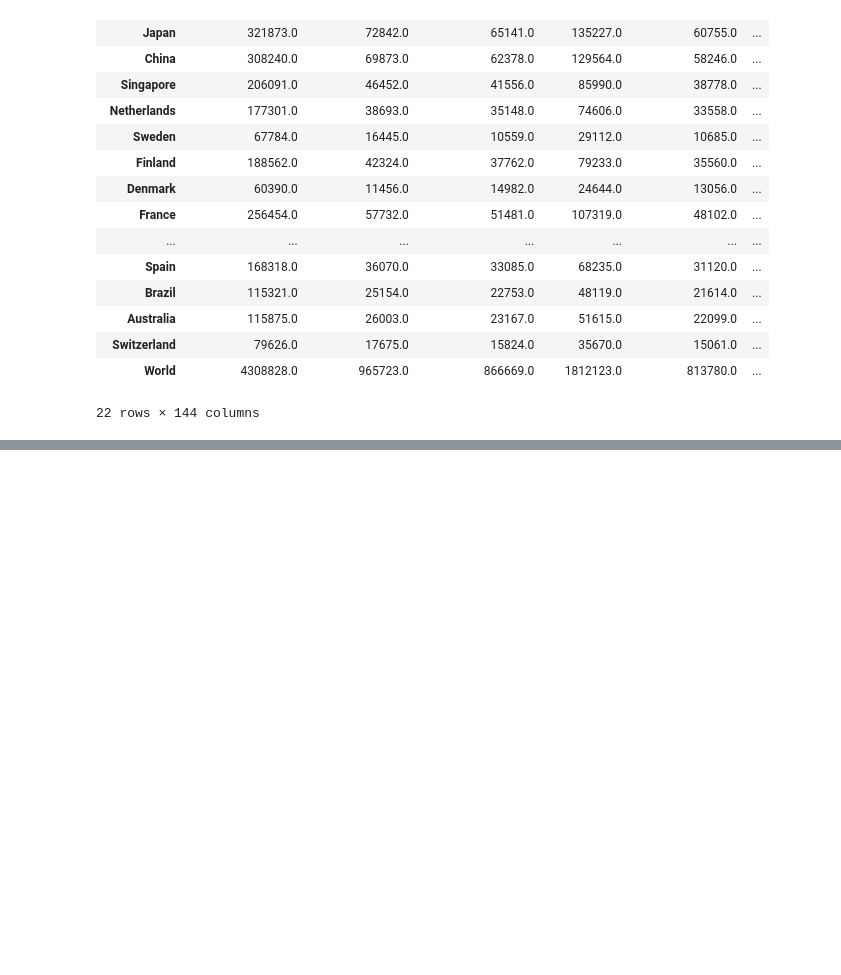
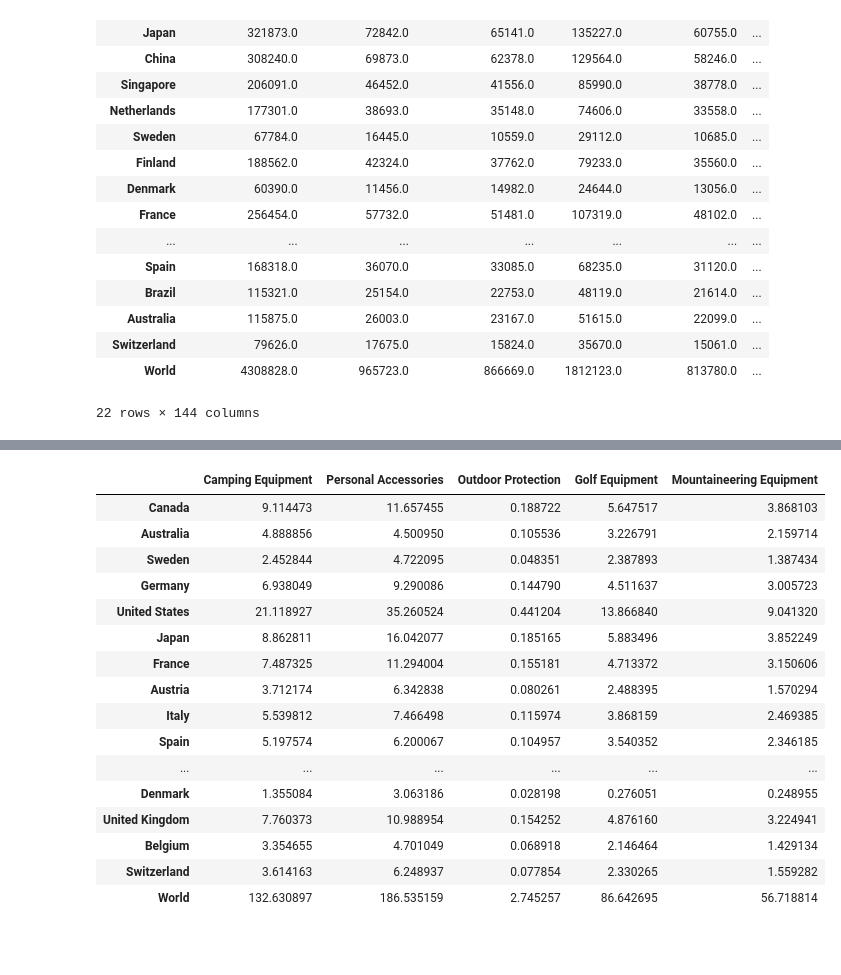
Before and after one commit to escapa12/Visualization, a Jupyter notebook: Task2/Group data.ipynb, the cells around one changed output, grey strips where cells are left out. Cells and saved outputs as stored; diff of their text form; code cells hidden in the pictures; blank space fills up the shorter version.

```diff
--- a/Task2/Group data.ipynb
+++ b/Task2/Group data.ipynb
@@ -213,0 +220,3 @@ pd.DataFrame.to_json(df,'country_product.json')
+# %%
+data_in= pd.read_csv('retail_sales_clean.csv')
+data_in.head()
@@ -213,0 +230,35 @@ pd.DataFrame.to_json(df,'country_product.json')
+# %%
+
+countries = pd.unique(data_in['Retailer country'])
+lines = pd.unique(data_in['Product line'])
+df = pd.DataFrame(index=np.hstack((countries,'World')), columns=lines)
+data_in=data_in[data_in['Year']==2007]
+for line in lines:
+    df_any=[]
+    for country in countries:
+        df_any.append(data_in[(data_in['Retailer country']==country) &( data_in['Product line']==line) ]['Gross profit'].sum()/1000000)
+    df_any.append(sum(df_any))
+    df[line]=df_any
+
+pd.DataFrame.to_csv(df,'country_line_product.csv')
+df
+# %% [output]
+|  | Camping Equipment | Personal Accessories | Outdoor Protection | Golf Equipment | Mountaineering Equipment |
+| Canada | 9.114473 | 11.657455 | 0.188722 | 5.647517 | 3.868103 |
+| Australia | 4.888856 | 4.500950 | 0.105536 | 3.226791 | 2.159714 |
+| Sweden | 2.452844 | 4.722095 | 0.048351 | 2.387893 | 1.387434 |
+| Germany | 6.938049 | 9.290086 | 0.144790 | 4.511637 | 3.005723 |
+| United States | 21.118927 | 35.260524 | 0.441204 | 13.866840 | 9.041320 |
+| Japan | 8.862811 | 16.042077 | 0.185165 | 5.883496 | 3.852249 |
+| France | 7.487325 | 11.294004 | 0.155181 | 4.713372 | 3.150606 |
+| Austria | 3.712174 | 6.342838 | 0.080261 | 2.488395 | 1.570294 |
+| Italy | 5.539812 | 7.466498 | 0.115974 | 3.868159 | 2.469385 |
+| Spain | 5.197574 | 6.200067 | 0.104957 | 3.540352 | 2.346185 |
+| ... | ... | ... | ... | ... | ... |
+| Denmark | 1.355084 | 3.063186 | 0.028198 | 0.276051 | 0.248955 |
+| United Kingdom | 7.760373 | 10.988954 | 0.154252 | 4.876160 | 3.224941 |
+| Belgium | 3.354655 | 4.701049 | 0.068918 | 2.146464 | 1.429134 |
+| Switzerland | 3.614163 | 6.248937 | 0.077854 | 2.330265 | 1.559282 |
+| World | 132.630897 | 186.535159 | 2.745257 | 86.642695 | 56.718814 |
+# %% [markdown]
+###
```
Also changed, not shown: parts of 6 cells of this notebook, 4 other files.
